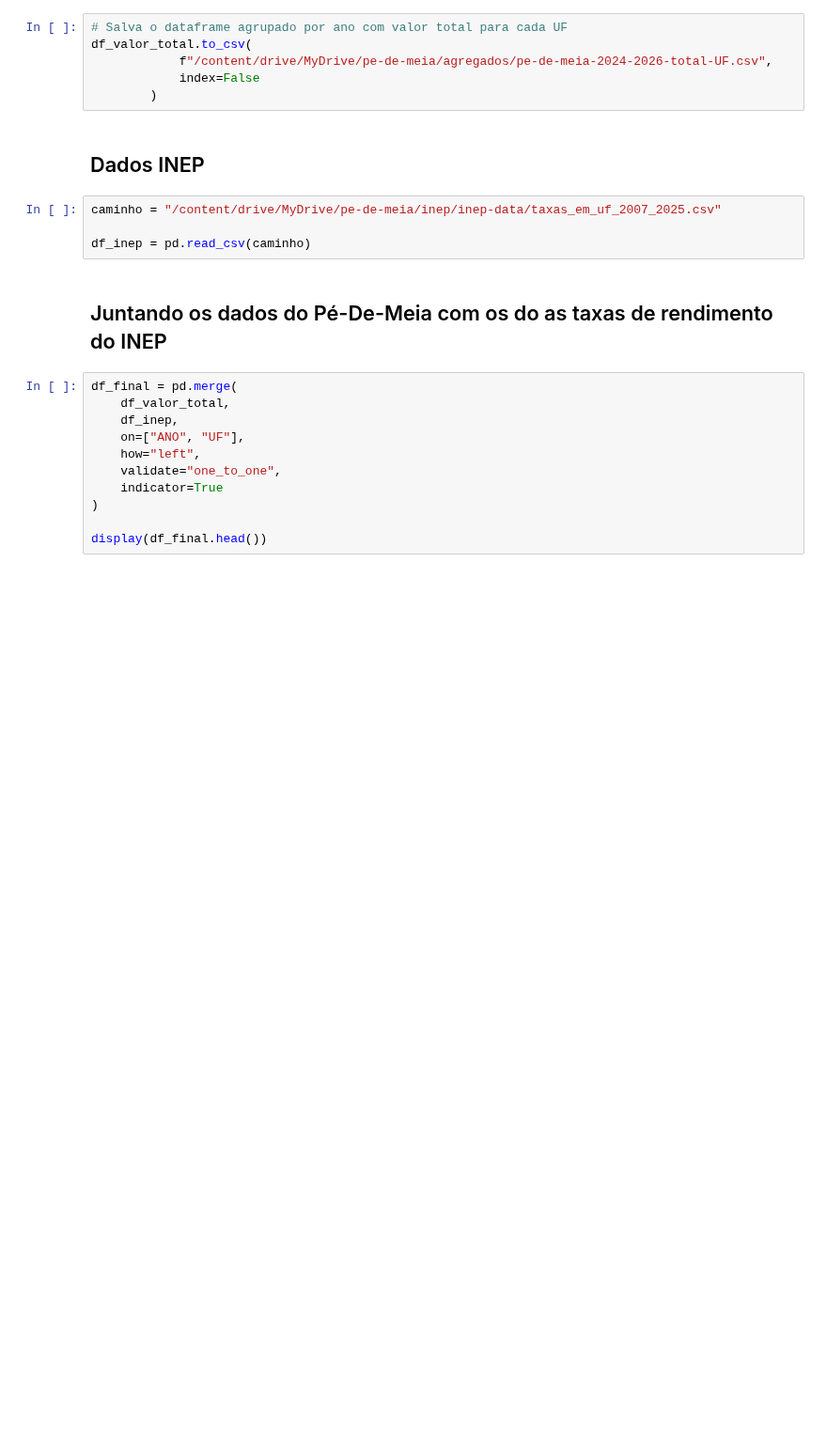
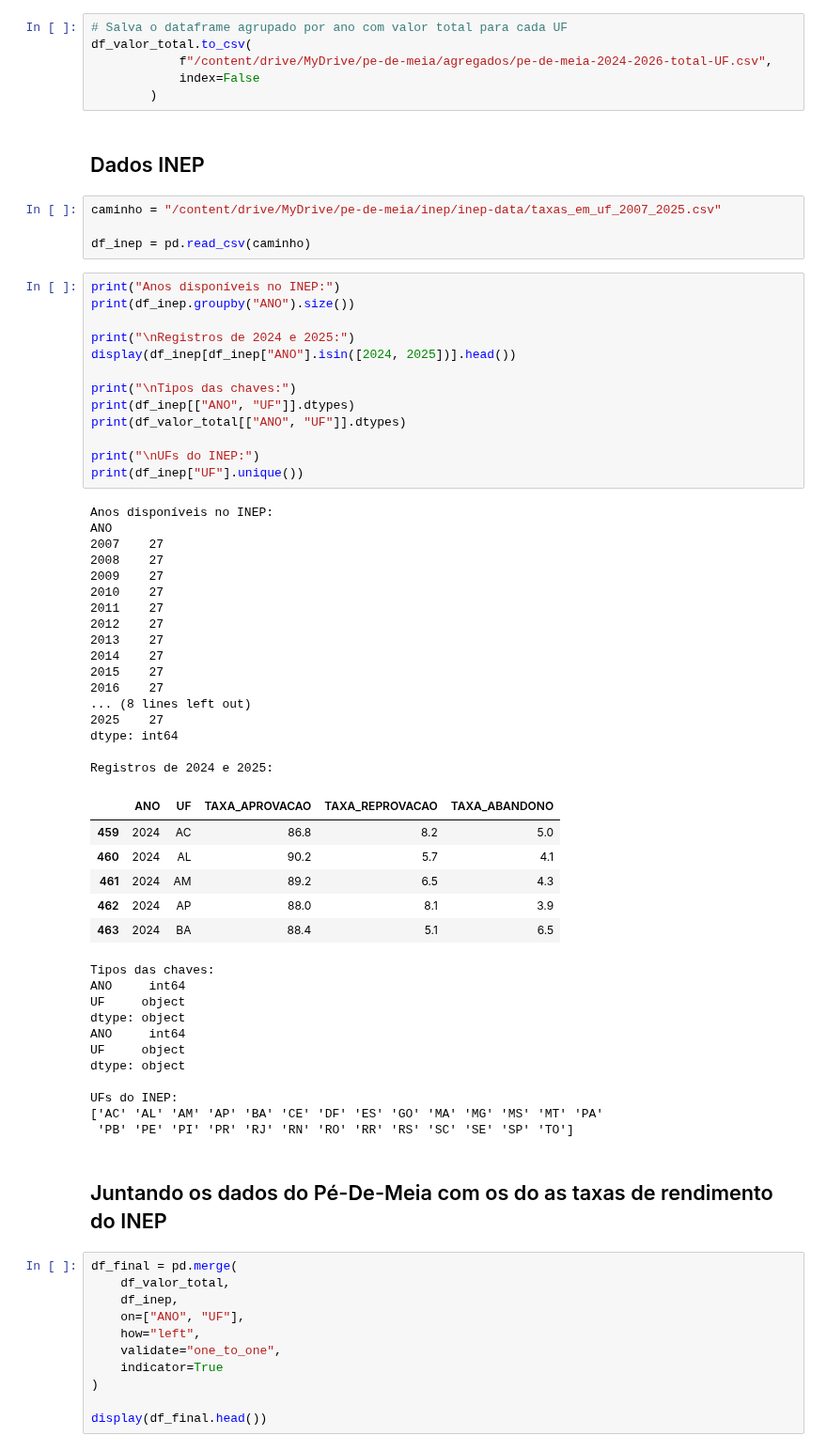
Before and after one commit to lucas-estanislau/pe-de-meia, a Jupyter notebook: 02_agregação.ipynb, the cells around one changed output. Shown at 94% size. Drawn from its saved outputs; the diff is of its cells as text; blank space fills up the shorter version.

```diff
--- a/02_agregação.ipynb
+++ b/02_agregação.ipynb
@@ -151,6 +151,54 @@ df_valor_total.to_csv(
 caminho = "/content/drive/MyDrive/pe-de-meia/inep/inep-data/taxas_em_uf_2007_2025.csv"
 
 df_inep = pd.read_csv(caminho)
+# %%
+print("Anos disponíveis no INEP:")
+print(df_inep.groupby("ANO").size())
+
+print("\nRegistros de 2024 e 2025:")
+display(df_inep[df_inep["ANO"].isin([2024, 2025])].head())
+
+print("\nTipos das chaves:")
+print(df_inep[["ANO", "UF"]].dtypes)
+print(df_valor_total[["ANO", "UF"]].dtypes)
+
+print("\nUFs do INEP:")
+print(df_inep["UF"].unique())
+# %% [output]
+Anos disponíveis no INEP:
+ANO
+2007    27
+2008    27
+2009    27
+2010    27
+2011    27
+2012    27
+2013    27
+2014    27
+2015    27
+2016    27
+... (8 lines left out)
+2025    27
+dtype: int64
+
+Registros de 2024 e 2025:
+|  | ANO | UF | TAXA_APROVACAO | TAXA_REPROVACAO | TAXA_ABANDONO |
+| 459 | 2024 | AC | 86.8 | 8.2 | 5.0 |
+| 460 | 2024 | AL | 90.2 | 5.7 | 4.1 |
+| 461 | 2024 | AM | 89.2 | 6.5 | 4.3 |
+| 462 | 2024 | AP | 88.0 | 8.1 | 3.9 |
+| 463 | 2024 | BA | 88.4 | 5.1 | 6.5 |
+Tipos das chaves:
+ANO     int64
+UF     object
+dtype: object
+ANO     int64
+UF     object
+dtype: object
+
+UFs do INEP:
+['AC' 'AL' 'AM' 'AP' 'BA' 'CE' 'DF' 'ES' 'GO' 'MA' 'MG' 'MS' 'MT' 'PA'
+ 'PB' 'PE' 'PI' 'PR' 'RJ' 'RN' 'RO' 'RR' 'RS' 'SC' 'SE' 'SP' 'TO']
 # %% [markdown]
 ## Juntando os dados do Pé-De-Meia com os do as taxas de rendimento do INEP
 # %%
```
Also changed, not shown: parts of 2 cells of this notebook.
